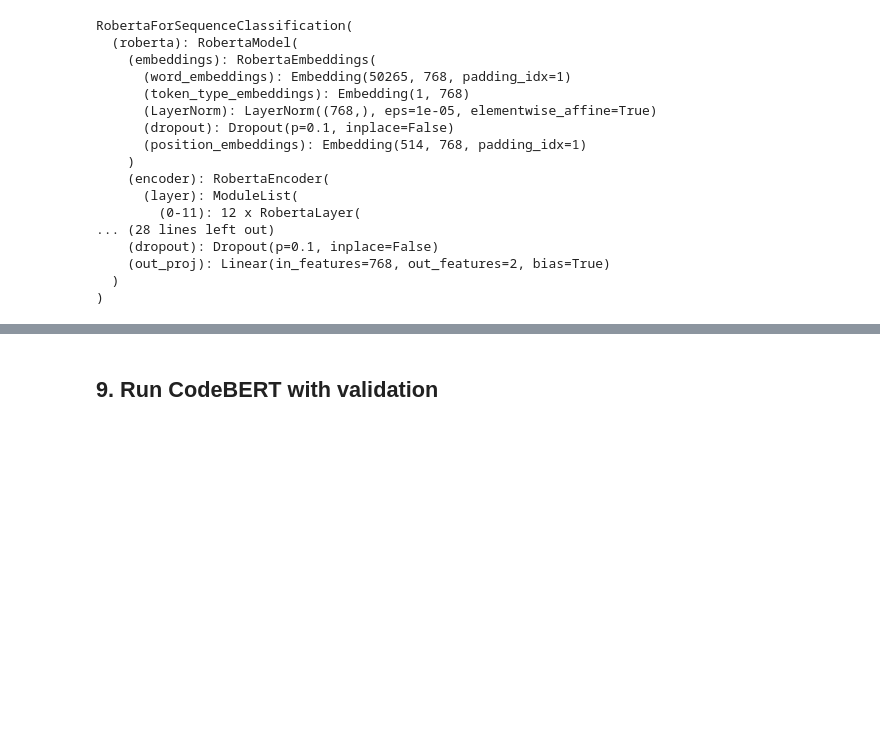
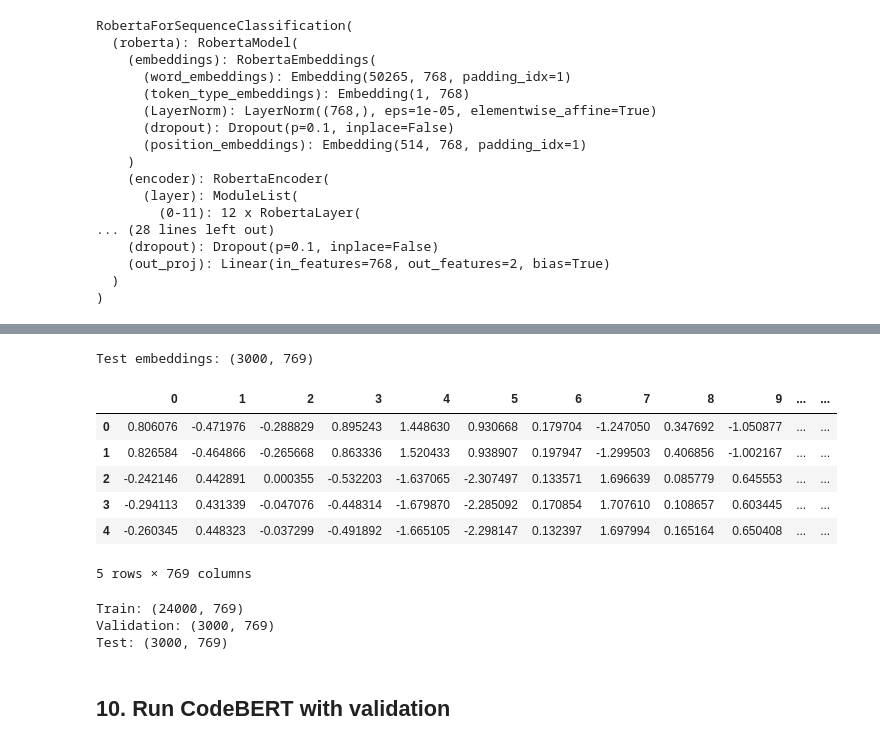
Before and after one commit to paustelito/ai-code-analyzer, a Jupyter notebook: Training/codeBERT_ai_detection.ipynb, the cells around one changed output, grey strips where cells are left out. Saved outputs shown, nothing was run; the diff lists cells and outputs as text; code cells hidden in the pictures; blank space fills up the shorter version.

Commit message:
Embeddings_ia

```diff
--- a/Training/codeBERT_ai_detection.ipynb
+++ b/Training/codeBERT_ai_detection.ipynb
@@ -435,0 +471,22 @@ RobertaForSequenceClassification(
+# %%
+train_embeddings = []
+
+for code in tqdm(ai_train["code"]):
+
+    emb = extract_embedding(code)
+
+    train_embeddings.append(emb)
+
+train_embeddings_df = pd.DataFrame(train_embeddings)
+
+train_embeddings_df["label"] = ai_train["label"]
+
+train_embeddings_df.to_csv(
+    "embeddings/ai_detection/train_embeddings.csv",
+    index=False
+)
+
+print(
+    "Train embeddings:",
+    train_embeddings_df.shape
+)
@@ -436,5 +521,49 @@ RobertaForSequenceClassification(
+# %%
+test_embeddings = []
+
+for code in tqdm(ai_test["code"]):
+
+    emb = extract_embedding(code)
+
+    test_embeddings.append(emb)
+
+test_embeddings_df = pd.DataFrame(
+    test_embeddings
+)
+
+test_embeddings_df["label"] = ai_test["label"]
+
+test_embeddings_df.to_csv(
+    "embeddings/ai_detection/test_embeddings.csv",
+    index=False
+)
+
+print(
+    "Test embeddings:",
+    test_embeddings_df.shape
+)
+# %% [output]
+Test embeddings: (3000, 769)
+# %%
+train_embeddings_df.head()
+# %% [output]
+|  | 0 | 1 | 2 | 3 | 4 | 5 | 6 | 7 | 8 | 9 | ... | ... |
+| 0 | 0.806076 | -0.471976 | -0.288829 | 0.895243 | 1.448630 | 0.930668 | 0.179704 | -1.247050 | 0.347692 | -1.050877 | ... | ... |
+| 1 | 0.826584 | -0.464866 | -0.265668 | 0.863336 | 1.520433 | 0.938907 | 0.197947 | -1.299503 | 0.406856 | -1.002167 | ... | ... |
+| 2 | -0.242146 | 0.442891 | 0.000355 | -0.532203 | -1.637065 | -2.307497 | 0.133571 | 1.696639 | 0.085779 | 0.645553 | ... | ... |
+| 3 | -0.294113 | 0.431339 | -0.047076 | -0.448314 | -1.679870 | -2.285092 | 0.170854 | 1.707610 | 0.108657 | 0.603445 | ... | ... |
+| 4 | -0.260345 | 0.448323 | -0.037299 | -0.491892 | -1.665105 | -2.298147 | 0.132397 | 1.697994 | 0.165164 | 0.650408 | ... | ... |
+5 rows × 769 columns
+# %%
+print("Train:", train_embeddings_df.shape)
+print("Validation:", val_embeddings_df.shape)
+print("Test:", test_embeddings_df.shape)
+# %% [output]
+Train: (24000, 769)
+Validation: (3000, 769)
+Test: (3000, 769)
 # %% [markdown]
-## 9. Run CodeBERT with validation
+## 10. Run CodeBERT with validation
 # %%
 all_predictions = []
 all_labels = []
```
Also changed, not shown: parts of 29 cells of this notebook, 1 other file.
